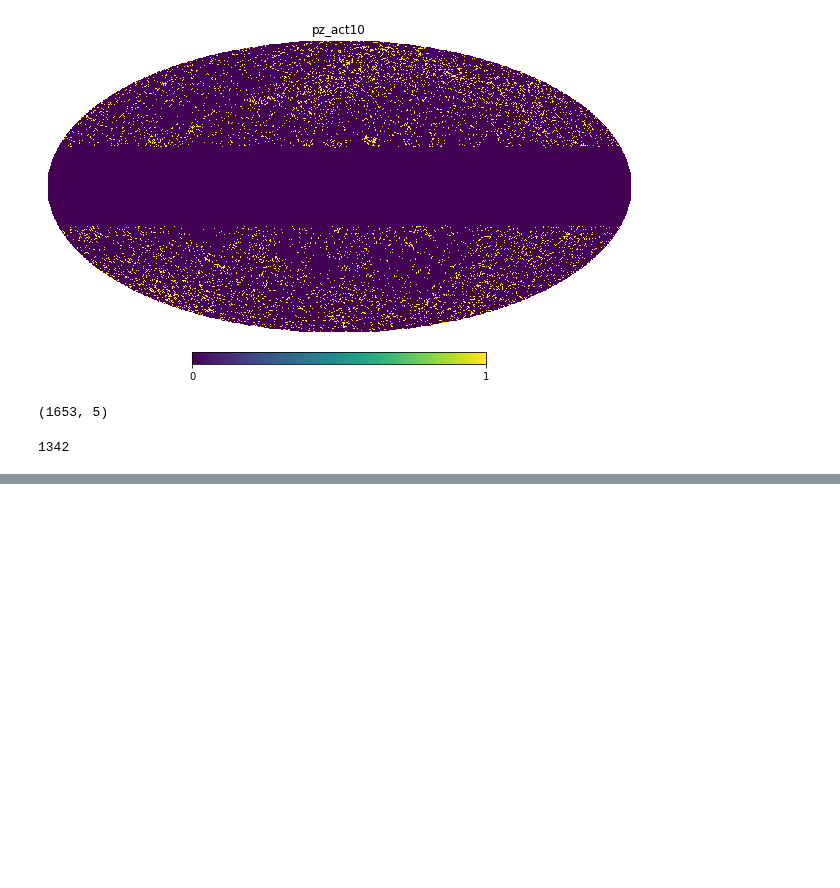
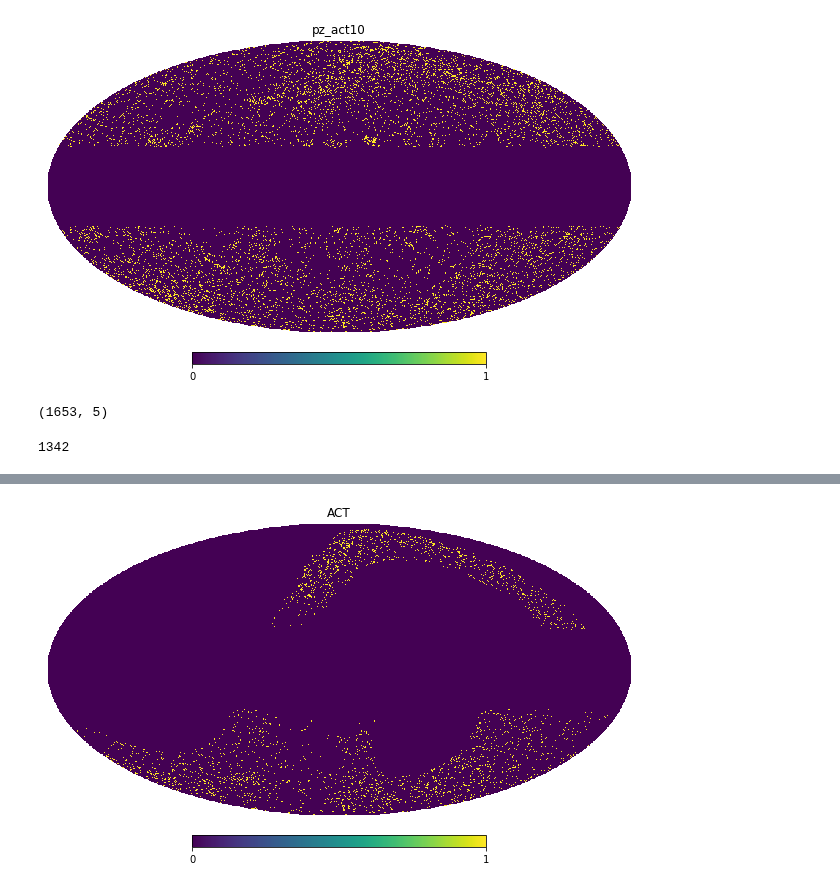
Before and after one commit to rt2122/data-segmentation-2, a Jupyter notebook: visualizations/cat_map.ipynb, the cells around one changed output, grey strips where cells are left out. Cells and saved outputs as stored; diff of their text form; code cells hidden in the pictures; blank space fills up the shorter version.

```diff
--- a/visualizations/cat_map.ipynb
+++ b/visualizations/cat_map.ipynb
@@ -57,0 +95,7 @@ np.count_nonzero(np.abs(planck_z['b']) >= 20)
+# %%
+a = np.zeros(hp.nside2npix(nside))
+df = act
+a[radec2pix(df['RA'], df['DEC'], nside)] = 1
+hp.mollview(a, nest=True, title='ACT')
+# %% [output]
+[figure, added]
```
Also changed, not shown: parts of 7 cells of this notebook, 2 other files.
